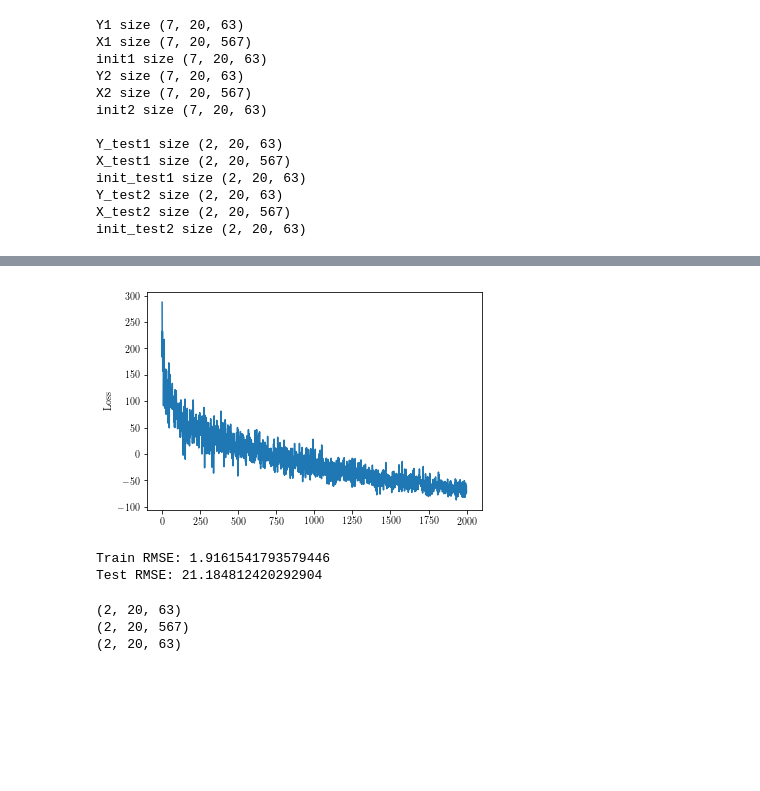
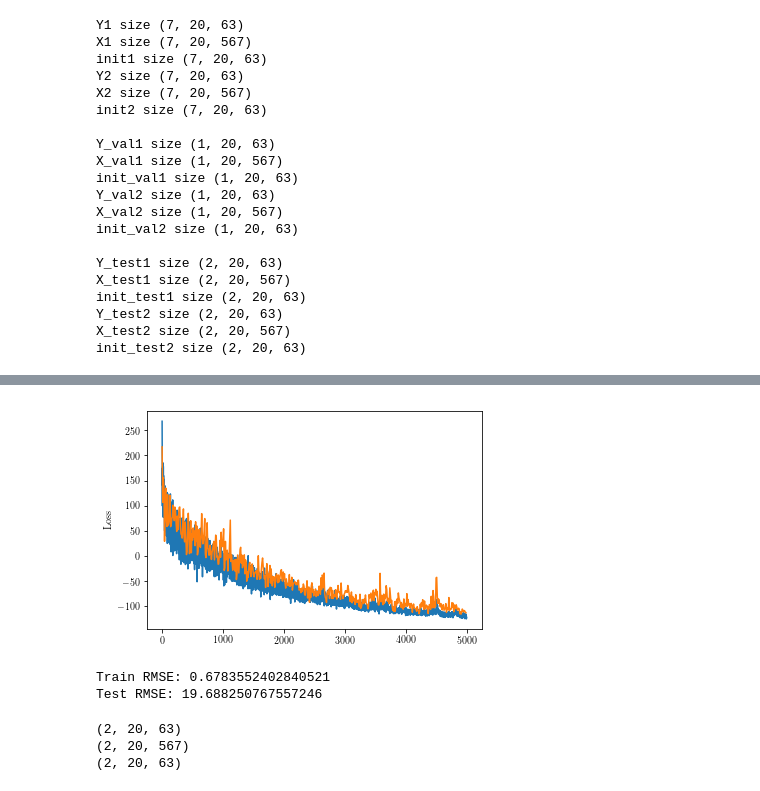
Before and after one commit to rsluo/ALPaCA, a Jupyter notebook: predict_trajectory.ipynb, the cells around one changed output, grey strips where cells are left out. Saved outputs shown, nothing was run; the diff lists cells and outputs as text; code cells hidden in the pictures; blank space fills up the shorter version.

Commit message:
added validation loss

```diff
--- a/predict_trajectory.ipynb
+++ b/predict_trajectory.ipynb
@@ -35,6 +36,7 @@ shuffle = config['shuffle']
 row_length = config['row_length']
 action_label = config['action']
 train_dataset = TrajectoriesDataset('/cvgl2/u/rsluo/datasets/First_Person_Action_Benchmark/Hand_pose_annotation_v1/train/', action_label, num_input_points, num_hand_points, input_dim, row_length, shuffle)
+val_dataset = TrajectoriesDataset('/cvgl2/u/rsluo/datasets/First_Person_Action_Benchmark/Hand_pose_annotation_v1/valid/', action_label, num_input_points, num_hand_points, input_dim, row_length, shuffle)
 test_dataset = TrajectoriesDataset('/cvgl2/u/rsluo/datasets/First_Person_Action_Benchmark/Hand_pose_annotation_v1/test/', action_label, num_input_points, num_hand_points, input_dim, row_length, shuffle)
 
 len_train_dataset = train_dataset.__len__()
@@ -47,6 +49,18 @@ print('init1 size', init1.shape)
 print('Y2 size', Y2.shape)
 print('X2 size', X2.shape)
 print('init2 size', init2.shape)
+print()
+
+len_val_dataset = val_dataset.__len__()
+num_samples_val = len_val_dataset
+Y_val1, X_val1, init_val1 = val_dataset.sample_trajectories(num_samples_val)
+Y_val2, X_val2, init_val2 = val_dataset.sample_trajectories(num_samples_val)
+print('Y_val1 size', Y_val1.shape)
+print('X_val1 size', X_val1.shape)
+print('init_val1 size', init_val1.shape)
+print('Y_val2 size', Y_val2.shape)
+print('X_val2 size', X_val2.shape)
+print('init_val2 size', init_val2.shape)
 print()
 
 len_test_dataset = test_dataset.__len__()
@@ -71,6 +85,13 @@ Y2 size (7, 20, 63)
 X2 size (7, 20, 567)
 init2 size (7, 20, 63)
 
+Y_val1 size (1, 20, 63)
+X_val1 size (1, 20, 567)
+init_val1 size (1, 20, 63)
+Y_val2 size (1, 20, 63)
+X_val2 size (1, 20, 567)
+init_val2 size (1, 20, 63)
+
 Y_test1 size (2, 20, 63)
 X_test1 size (2, 20, 567)
 init_test1 size (2, 20, 63)
@@ -83,5 +104,5 @@ sess1 = tf.InteractiveSession(config=tf.ConfigProto(log_device_placement=True),
 agent1 = ALPaCA(config)
 agent1.sigma_scalar = noise1
 agent1.construct_model(sess1, g1)
-agent1.train(sess1, Y1, X1, 2000, plot_loss=True)
+agent1.train(sess1, Y1, X1, Y_val1, X_val1, 5000, plot_loss=True)
 # %% [output]
@@ -105,4 +126,4 @@ loss: -62.85699
-[figure, old version]
+[figure, new version]
 # %%
 rmse = agent1.test_rmse(sess1, X1, Y1)
 print('Train RMSE:', rmse)
@@ -110,8 +131,8 @@ print('Train RMSE:', rmse)
 rmse = agent1.test_rmse(sess1, X_test1, Y_test1)
 print('Test RMSE:', rmse)
 # %% [output]
-Train RMSE: 1.9161541793579446
-Test RMSE: 21.184812420292904
+Train RMSE: 0.6783552402840521
+Test RMSE: 19.688250767557246
 # %%
 # from mpl_toolkits.mplot3d import Axes3D
 import mpl_toolkits.mplot3d as plt3d
```
Also changed, not shown: parts of 4 cells of this notebook, 4 other files.
